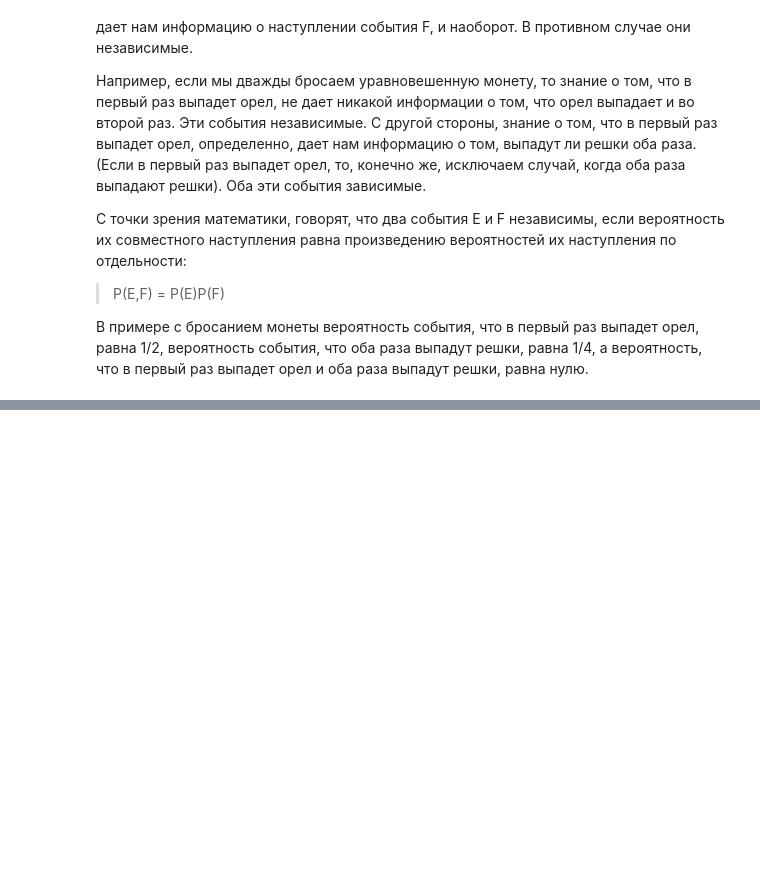
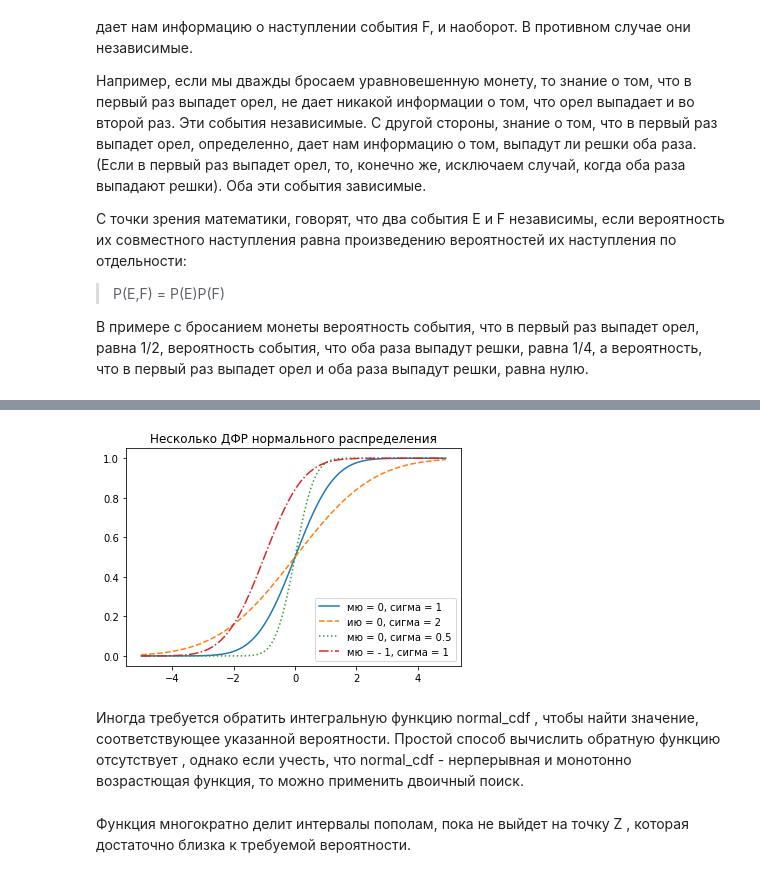
Before and after one commit to chaevwt/hello-DS, a Jupyter notebook: Data_Science_Lessons_Grass_Joel.ipynb, the cells around one changed output, grey strips where cells are left out. Drawn from its saved outputs; the diff is of its cells as text; code cells hidden in the pictures; blank space fills up the shorter version.

```diff
--- a/Data_Science_Lessons_Grass_Joel.ipynb
+++ b/Data_Science_Lessons_Grass_Joel.ipynb
@@ -528,0 +687,18 @@ plt.show
+# %%
+#ИФР нормального распределения
+
+def normal_cdf(x, mu = 0 , sigma = 1):
+    return (1 + math.erf((x-mu) / math.sqrt(2) / sigma)) /2
+# %%
+xs = [x / 10.0 for x in range(-50,50)]
+plt.plot(xs,[normal_cdf(x,sigma=1) for x in xs], '-', label = "мю = 0, сигма = 1")
+plt.plot(xs,[normal_cdf(x,sigma=2)for x in xs], '--', label = 'ию = 0, сигма = 2')
+plt.plot(xs,[normal_cdf(x,sigma=0.5)for x in xs], ':' , label = 'мю = 0, сигма = 0.5')
+plt.plot(xs,[normal_cdf(x, mu = -1)for x in xs],'-.', label = 'мю = - 1, сигма = 1')
+plt.legend(loc = 4)
+plt.title('Несколько ДФР нормального распределения')
+plt.show()
+# %% [output]
+[figure, added]
+# %% [markdown]
+Иногда требуется обратить интегральную функцию normal_cdf , чтобы найти значение, соответствующее указанной вероятности. Простой способ вычислить обратную функцию отсутствует , однако если учесть, что normal_cdf - нерперывная и монотонно возрастющая функция, то можно применить двоичный поиск.
@@ -528,0 +726,2 @@ plt.show
+# %% [markdown]
+Функция многократно делит интервалы пополам, пока не выйдет на точку Z , которая достаточно близка к требуемой вероятности.
```
Also changed, not shown: parts of 33 cells of this notebook.
